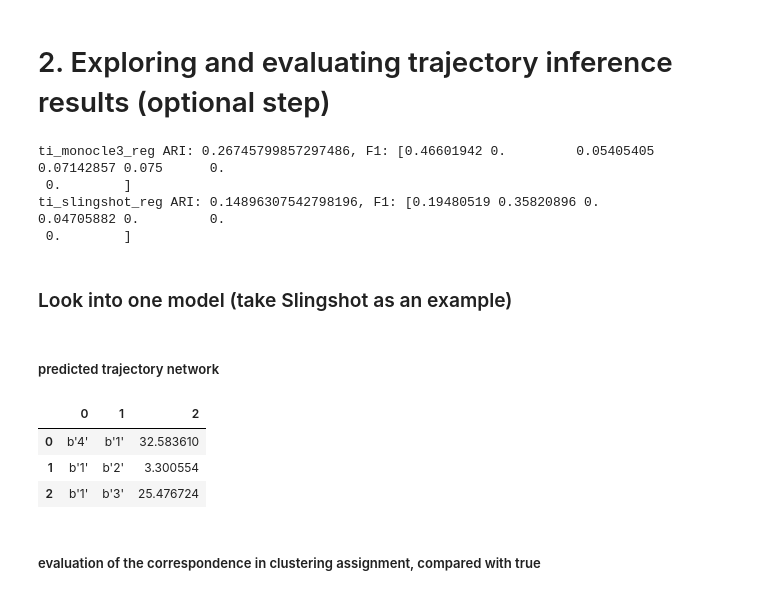
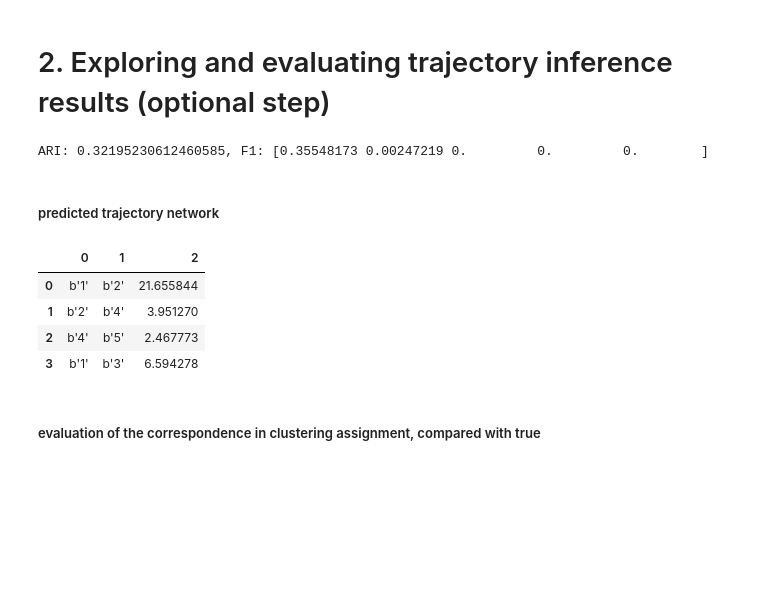
Before and after one commit to doraadong/TraSig, a Jupyter notebook: tutorials/Prepare_input_from_dynverse_ti_methods.ipynb, the cells around one changed output. Saved outputs shown, nothing was run; the diff lists cells and outputs as text; code cells hidden in the pictures; blank space fills up the shorter version.

```diff
--- a/tutorials/Prepare_input_from_dynverse_ti_methods.ipynb
+++ b/tutorials/Prepare_input_from_dynverse_ti_methods.ipynb
@@ -165,21 +159,12 @@ from sklearn.metrics.cluster import adjusted_rand_score
 from sklearn.metrics import f1_score
 from sklearn.preprocessing import LabelEncoder
 # %%
-for i in range(len(df_percentages)):
-    _model = sub_models_fil[i]
+clusters_estimated = estimated_clusters['milestone_id'].values
+le = LabelEncoder()
+clusters_estimated = le.fit_transform(clusters_estimated)
 
-    estimated_clusters = df_clusters[i]
-    clusters_estimated = estimated_clusters['milestone_id'].values
-    le = LabelEncoder()
-    clusters_estimated = le.fit_transform(clusters_estimated)
-
-    _ari = adjusted_rand_score(clusters_true, clusters_estimated)
-    _f1_score = f1_score(clusters_true, clusters_estimated, average = None)
-    print(f"{_model} ARI: {_ari}, F1: {_f1_score}")
+_ari = adjusted_rand_score(clusters_true, clusters_estimated)
+_f1_score = f1_score(clusters_true, clusters_estimated, average = None)
+print(f"ARI: {_ari}, F1: {_f1_score}")
 # %% [output]
-ti_monocle3_reg ARI: 0.26745799857297486, F1: [0.46601942 0.         0.05405405 0.07142857 0.075      0.
- 0.        ]
-ti_slingshot_reg ARI: 0.14896307542798196, F1: [0.19480519 0.35820896 0.         0.04705882 0.         0.
- 0.        ]
+ARI: 0.32195230612460585, F1: [0.35548173 0.00247219 0.         0.         0.        ]
-# %% [markdown]
-### Look into one model (take Slingshot as an example)
@@ -197,12 +171,13 @@ clusters_estimated = estimated_clusters['milestone_id'].values
 # %% [markdown]
 ##### predicted trajectory network
-# %%
-df_networks[_idx_model]
-# %% [output]
-|  | 0 | 1 | 2 |
-| 0 | b'4' | b'1' | 32.583610 |
-| 1 | b'1' | b'2' | 3.300554 |
-| 2 | b'1' | b'3' | 25.476724 |
+# %%
+estimated_network
+# %% [output]
+|  | 0 | 1 | 2 |
+| 0 | b'1' | b'2' | 21.655844 |
+| 1 | b'2' | b'4' | 3.951270 |
+| 2 | b'4' | b'5' | 2.467773 |
+| 3 | b'1' | b'3' | 6.594278 |
 # %% [markdown]
 ##### evaluation of the correspondence in clustering assignment, compared with true
 # %%
```
Also changed, not shown: parts of 47 cells of this notebook.
